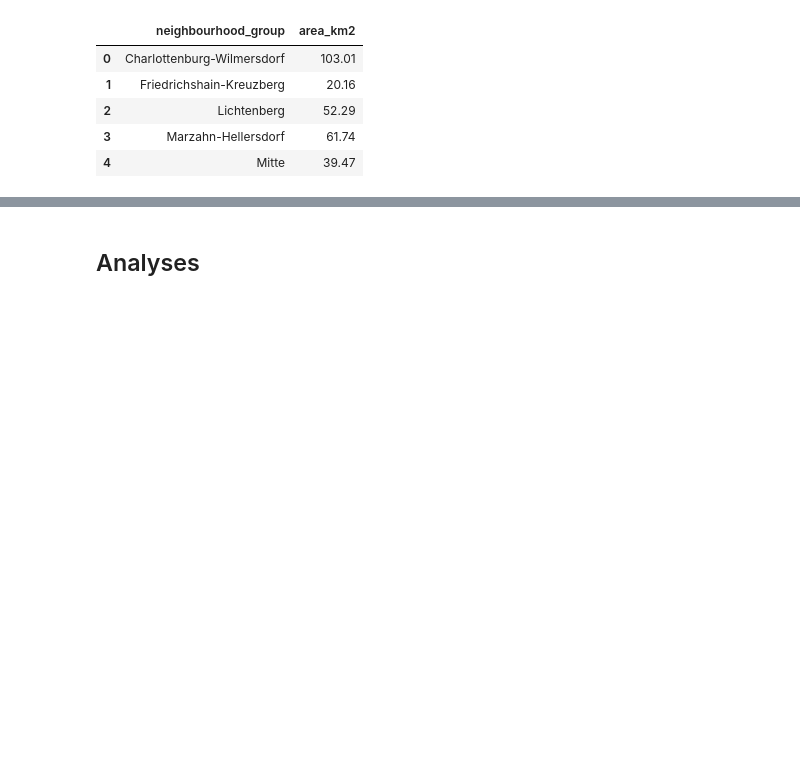
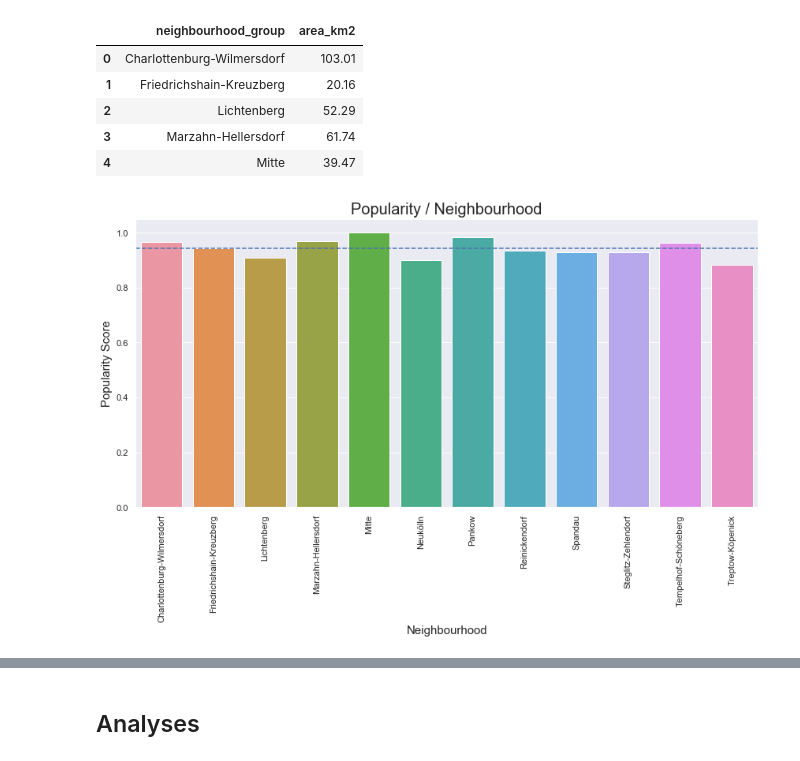
Before and after one commit to pape1412/airbnb, a Jupyter notebook: notebooks/q1_airbnb_popularity.ipynb, the cells around one changed output, grey strips where cells are left out. Drawn from its saved outputs; the diff is of its cells as text; code cells hidden in the pictures; blank space fills up the shorter version.

```diff
--- a/notebooks/q1_airbnb_popularity.ipynb
+++ b/notebooks/q1_airbnb_popularity.ipynb
@@ -19,7 +22,6 @@ import seaborn as sns
 # %%
-# Import listings data
-# Source: http://insideairbnb.com/get-the-data.html
-df_listings = pd.read_csv('/Users/patrick.peltier/Documents/Udacity Data Science Nanodegree/Data/Airbnb/listings_berlin.csv')
+# Import listings data (Source: http://insideairbnb.com/get-the-data.html)
+df_listings = pd.read_csv('../data/listings_berlin.csv')
 
 # Preview data
 print(df_listings.shape)
@@ -101,3 +113,4 @@ Name: bookings_per_month, dtype: float64
 # Calculate the monthly occupancy rate for each listing
 df_listings["occupancy_rate"] = (df_listings["bookings_per_month"] * df_listings["minimum_nights"] / 30.42).fillna(0)
 df_listings["occupancy_rate"].describe()
+df_listings["popularity_score"] = df_listings["occupancy_rate"]
@@ -141,4 +172,19 @@ hood_popularity = hood_popularity.sort_values("neighbourhood_group")
 # Calculate density
 hood_popularity["area_km2"] = hood_area["area_km2"]
 hood_popularity["listings_per_km2"] = hood_popularity["num_listings"] / hood_popularity["area_km2"]
+# %%
+# Plot popularity scores across neihbourhoods
+plt.subplots(figsize=(12,8))
+sns.set(style="darkgrid")
+ax = sns.barplot(x="neighbourhood_group", y="popularity_score", data=hood_popularity)
+plt.xticks(rotation=90);
+plt.title("Popularity / Neighbourhood", fontsize=20)
+plt.ylabel("Popularity Score", fontsize=15)
+plt.xlabel("Neighbourhood", fontsize=15)
+plt.tight_layout()
+
+# Add median as reference line
+ax.axhline(hood_popularity["popularity_score"].mean(), ls='--');
+# %% [output]
+[figure, added]
 # %%
```
Also changed, not shown: parts of 11 cells of this notebook.
